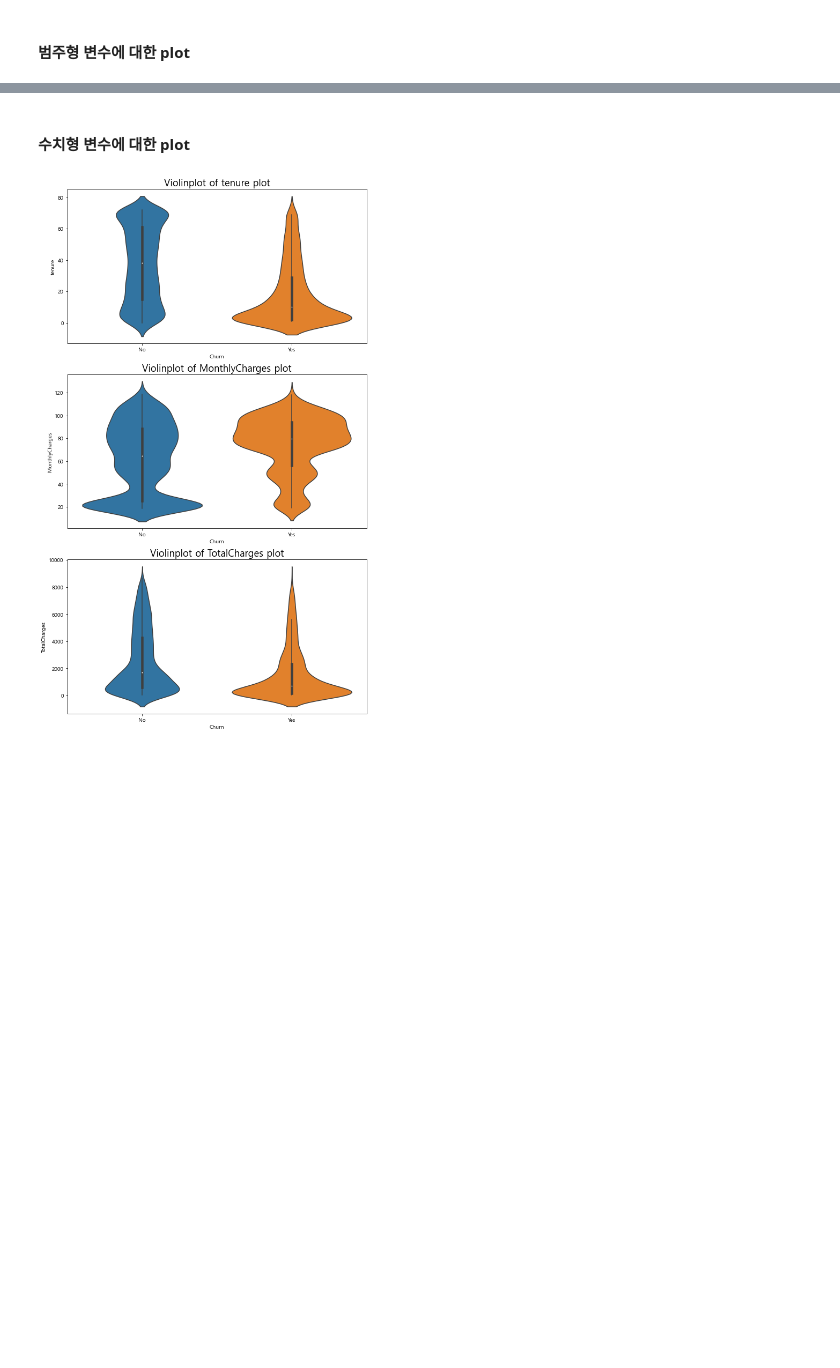
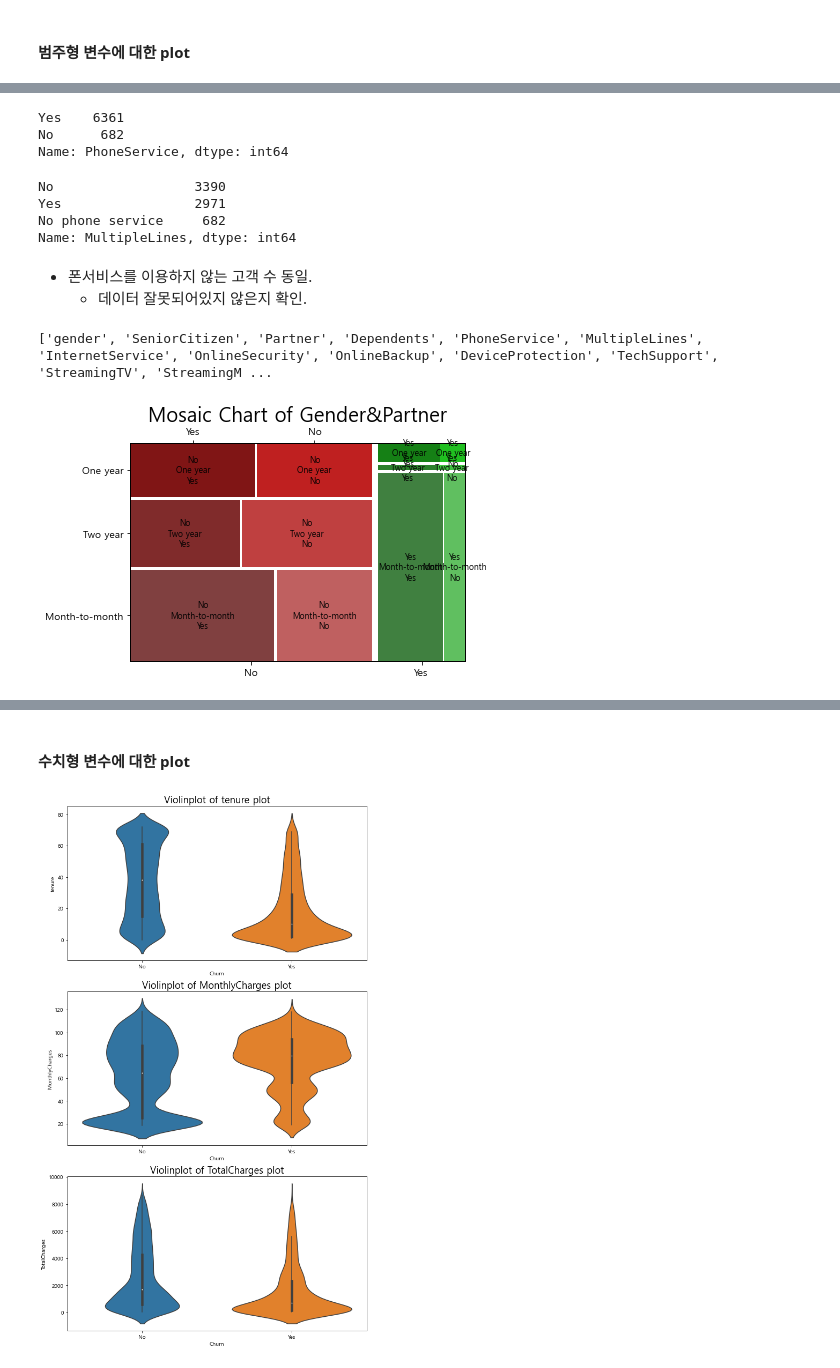
Before and after one commit to parkseonga/Kaggle_EDA, a Jupyter notebook: Practical training/Telco Customer.ipynb, the cells around one changed output, grey strips where cells are left out. Saved outputs shown, nothing was run; the diff lists cells and outputs as text; code cells hidden in the pictures; blank space fills up the shorter version.

```diff
--- a/Practical training/Telco Customer.ipynb
+++ b/Practical training/Telco Customer.ipynb
@@ -185,0 +244,27 @@ plt.show()
+# %%
+df['PhoneService'].value_counts()
+# %% [output]
+Yes    6361
+No      682
+Name: PhoneService, dtype: int64
+# %%
+df['MultipleLines'].value_counts()
+# %% [output]
+No                  3390
+Yes                 2971
+No phone service     682
+Name: MultipleLines, dtype: int64
+# %% [markdown]
+* 폰서비스를 이용하지 않는 고객 수 동일.
+    * 데이터 잘못되어있지 않은지 확인.
+# %%
+print(category_feature)
+# %% [output]
+['gender', 'SeniorCitizen', 'Partner', 'Dependents', 'PhoneService', 'MultipleLines', 'InternetService', 'OnlineSecurity', 'OnlineBackup', 'DeviceProtection', 'TechSupport', 'StreamingTV', 'StreamingM ...
+# %%
+mosaic(df.sort_values('Churn'), ['Churn', 'Contract', 'PaperlessBilling'], gap = 0.02)
+# sort_values 에 있는 컬럼 기준으로 x축
+plt.title('Mosaic Chart of Gender&Partner', fontsize=20)
+plt.show()
+# %% [output]
+[figure, added]
```
Also changed, not shown: parts of 27 cells of this notebook.
